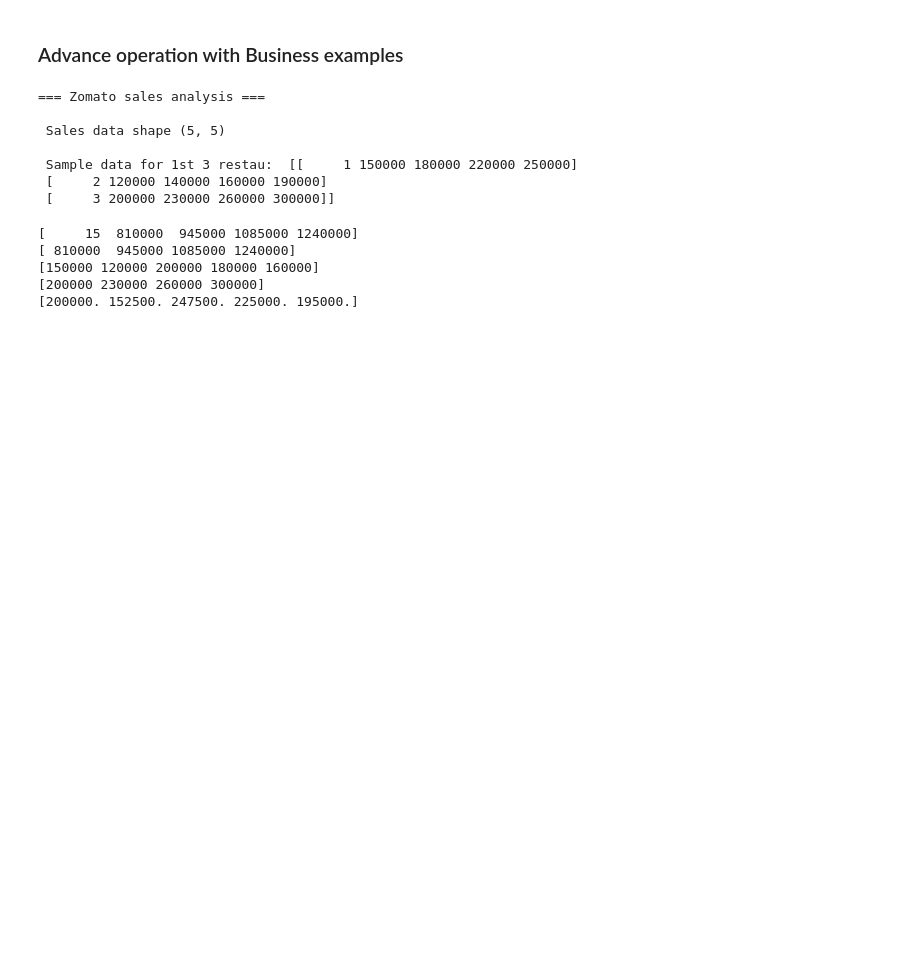
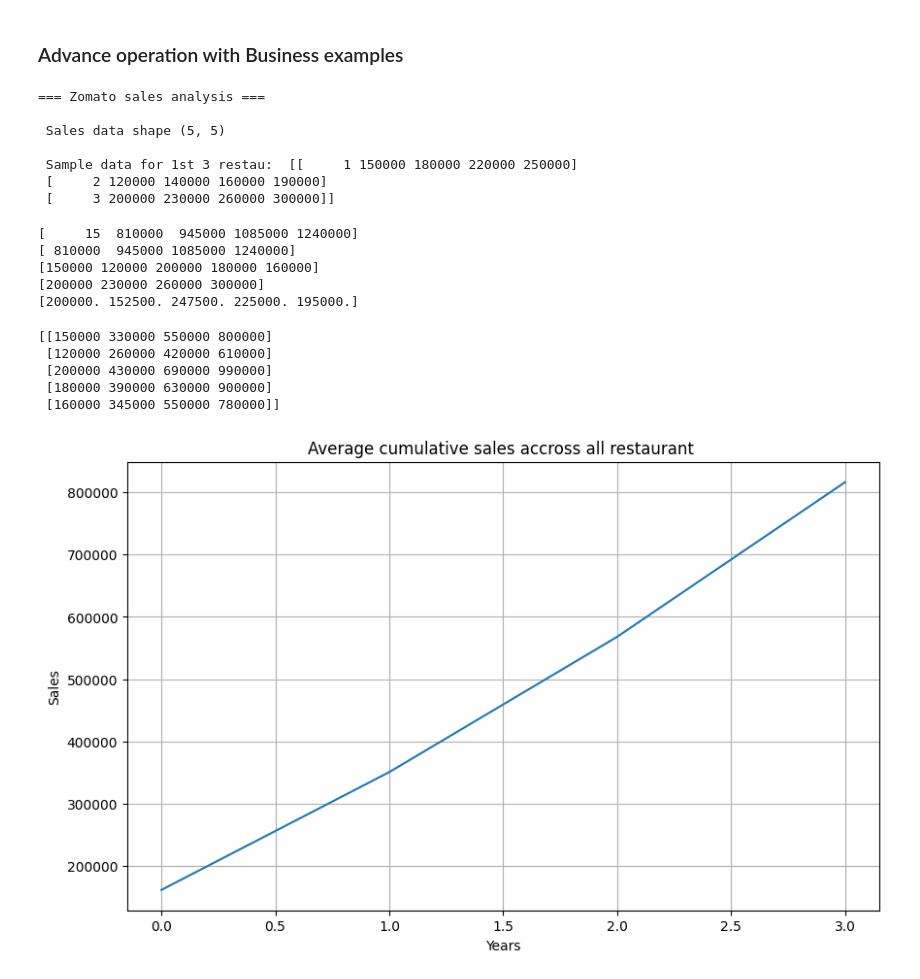
Before and after one commit to sangitgyawali/learning-data-analysis, a Jupyter notebook: phase-3.ipynb, the cells around one changed output. Saved outputs shown, nothing was run; the diff lists cells and outputs as text; code cells hidden in the pictures; blank space fills up the shorter version.

Commit message:
Average cumulative sales

```diff
--- a/phase-3.ipynb
+++ b/phase-3.ipynb
@@ -48,3 +48,23 @@ print(avg_sales)
 [150000 120000 200000 180000 160000]
 [200000 230000 260000 300000]
 [200000. 152500. 247500. 225000. 195000.]
+# %%
+import matplotlib.pyplot as plt
+
+cumsum = np.cumsum(sales_data[:, 1:], axis=1)
+print(cumsum)
+
+plt.figure(figsize=(10, 6))
+plt.plot(np.mean(cumsum, axis=0))
+plt.title("Average cumulative sales accross all restaurant ")
+plt.xlabel("Years")
+plt.ylabel("Sales")
+plt.grid(True)
+plt.show()
+# %% [output]
+[[150000 330000 550000 800000]
+ [120000 260000 420000 610000]
+ [200000 430000 690000 990000]
+ [180000 390000 630000 900000]
+ [160000 345000 550000 780000]]
+[figure, added]
```
